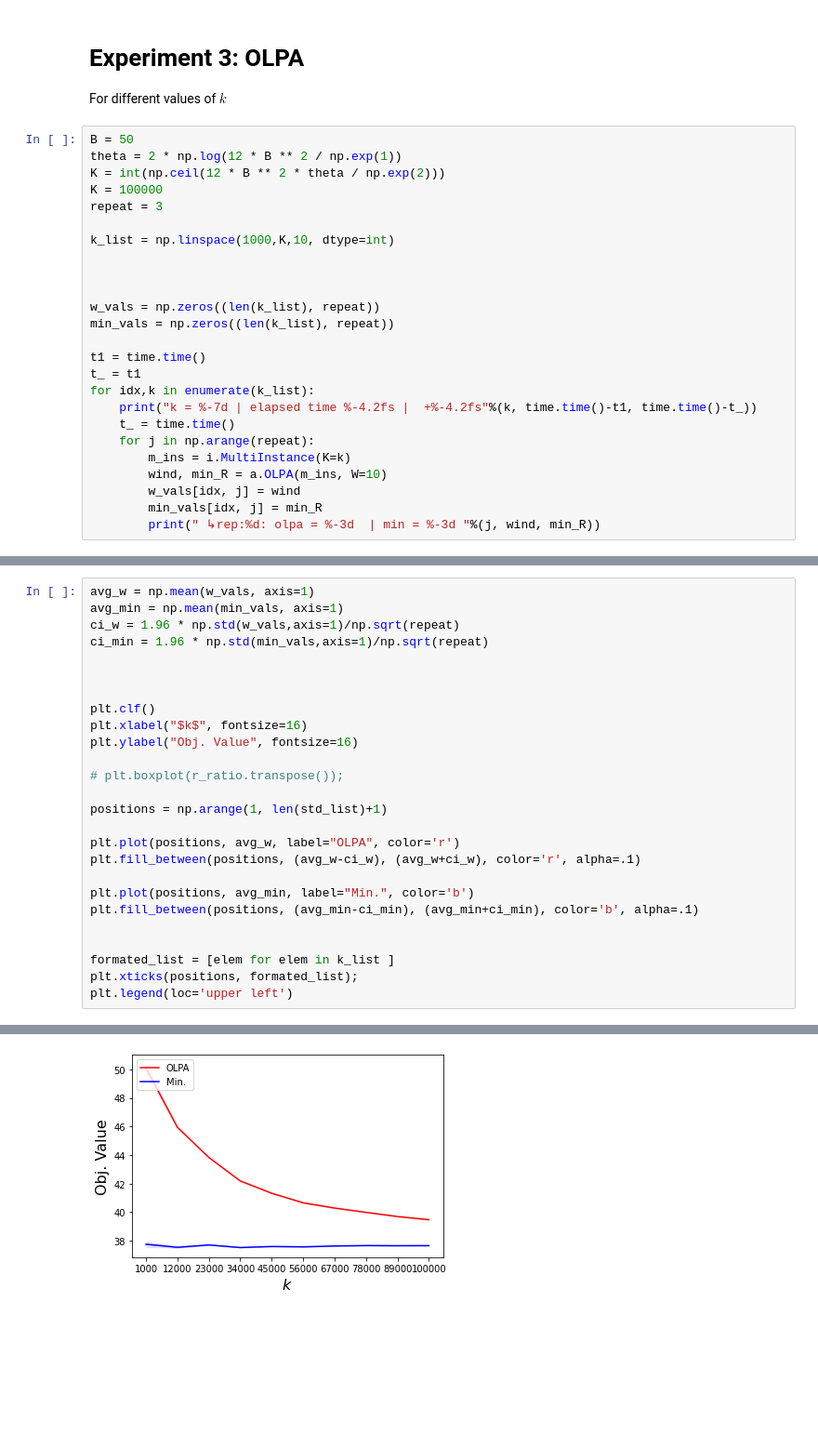
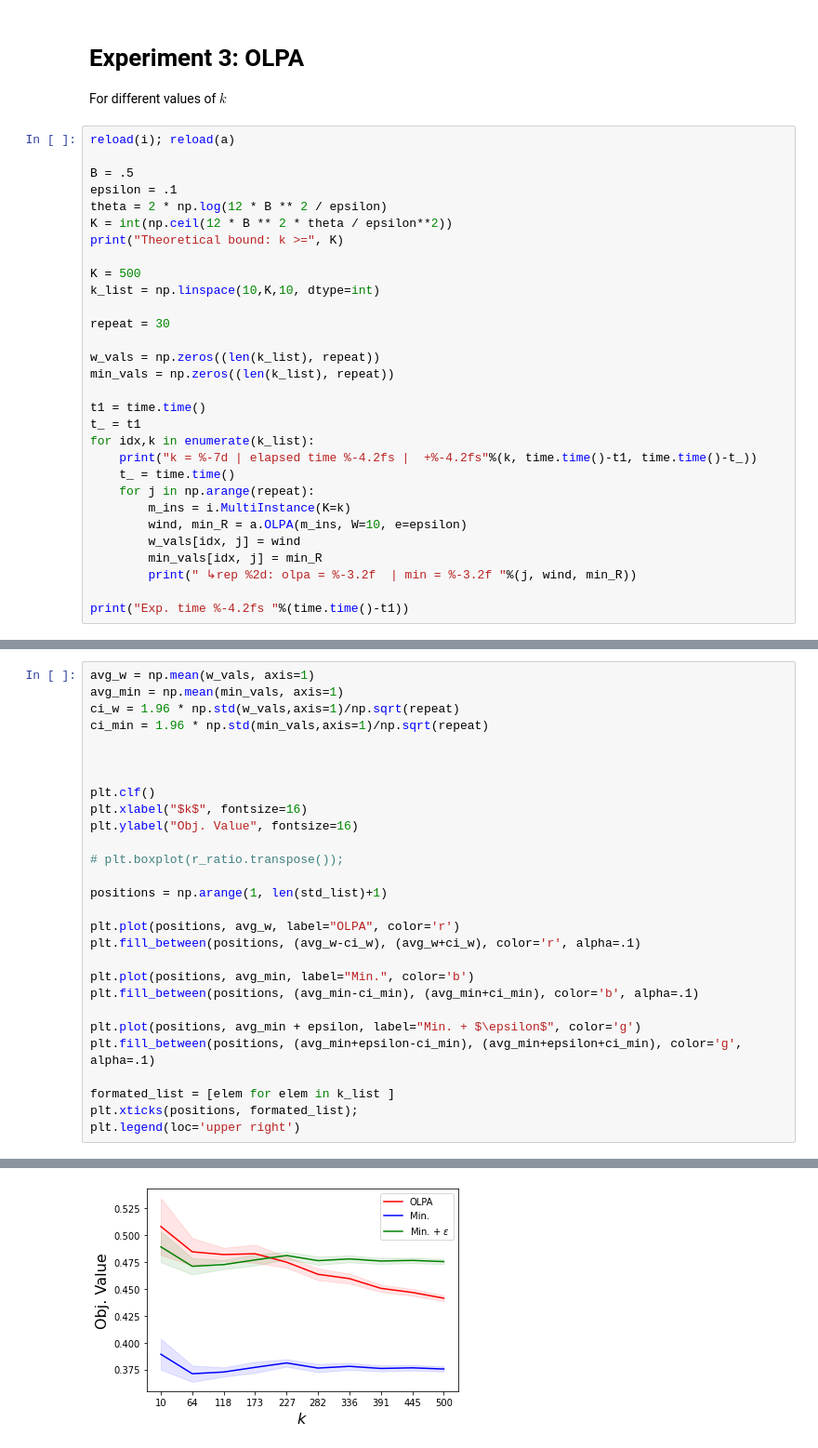
Before and after one commit to majid-khonji/rent-or-buy, a Jupyter notebook: test.ipynb, the cells around one changed output, grey strips where cells are left out. Shown at 93% size. Cells and saved outputs as stored; diff of their text form; blank space fills up the shorter version.

Commit message:
normalized olpa; fixed bugs

```diff
--- a/test.ipynb
+++ b/test.ipynb
@@ -190,15 +190,18 @@ plt.legend(loc='upper left')
 # Experiment 3: OLPA
 For different values of $k$
 # %%
-B = 50
-theta = 2 * np.log(12 * B ** 2 / np.exp(1))
-K = int(np.ceil(12 * B ** 2 * theta / np.exp(2)))
-K = 100000
-repeat = 3
+reload(i); reload(a)
 
-k_list = np.linspace(1000,K,10, dtype=int)
+B = .5
+epsilon = .1
+theta = 2 * np.log(12 * B ** 2 / epsilon)
+K = int(np.ceil(12 * B ** 2 * theta / epsilon**2))
+print("Theoretical bound: k >=", K)
 
+K = 500
+k_list = np.linspace(10,K,10, dtype=int)
 
+repeat = 30
 
 w_vals = np.zeros((len(k_list), repeat))
 min_vals = np.zeros((len(k_list), repeat))
@@ -210,8 +213,10 @@ for idx,k in enumerate(k_list):
     t_ = time.time()
     for j in np.arange(repeat):
         m_ins = i.MultiInstance(K=k)
-        wind, min_R = a.OLPA(m_ins, W=10)
+        wind, min_R = a.OLPA(m_ins, W=10, e=epsilon)
         w_vals[idx, j] = wind
         min_vals[idx, j] = min_R
-        print(" ↳rep:%d: olpa = %-3d  | min = %-3d "%(j, wind, min_R))
+        print(" ↳rep %2d: olpa = %-3.2f  | min = %-3.2f "%(j, wind, min_R))
+
+print("Exp. time %-4.2fs "%(time.time()-t1))
 # %% [output]
@@ -235,29 +240,31 @@ k = 100000  | elapsed time 1222.86s |  +269.51s
 # %%
 avg_w = np.mean(w_vals, axis=1)
 avg_min = np.mean(min_vals, axis=1)
 ci_w = 1.96 * np.std(w_vals,axis=1)/np.sqrt(repeat)
 ci_min = 1.96 * np.std(min_vals,axis=1)/np.sqrt(repeat)
 
 
 
 plt.clf()
 plt.xlabel("$k$", fontsize=16)
 plt.ylabel("Obj. Value", fontsize=16)
 
 # plt.boxplot(r_ratio.transpose());
 
 positions = np.arange(1, len(std_list)+1)
 
 plt.plot(positions, avg_w, label="OLPA", color='r')
 plt.fill_between(positions, (avg_w-ci_w), (avg_w+ci_w), color='r', alpha=.1)
 
 plt.plot(positions, avg_min, label="Min.", color='b')
 plt.fill_between(positions, (avg_min-ci_min), (avg_min+ci_min), color='b', alpha=.1)
 
+plt.plot(positions, avg_min + epsilon, label="Min. + $\epsilon$", color='g')
+plt.fill_between(positions, (avg_min+epsilon-ci_min), (avg_min+epsilon+ci_min), color='g', alpha=.1)
 
 formated_list = [elem for elem in k_list ]
 plt.xticks(positions, formated_list);
-plt.legend(loc='upper left')
+plt.legend(loc='upper right')
 # %% [output]
 <matplotlib.legend.Legend at 0x...>
-[figure, old version]
+[figure, new version]
```
Also changed, not shown: parts of 6 cells of this notebook, 2 other files.
